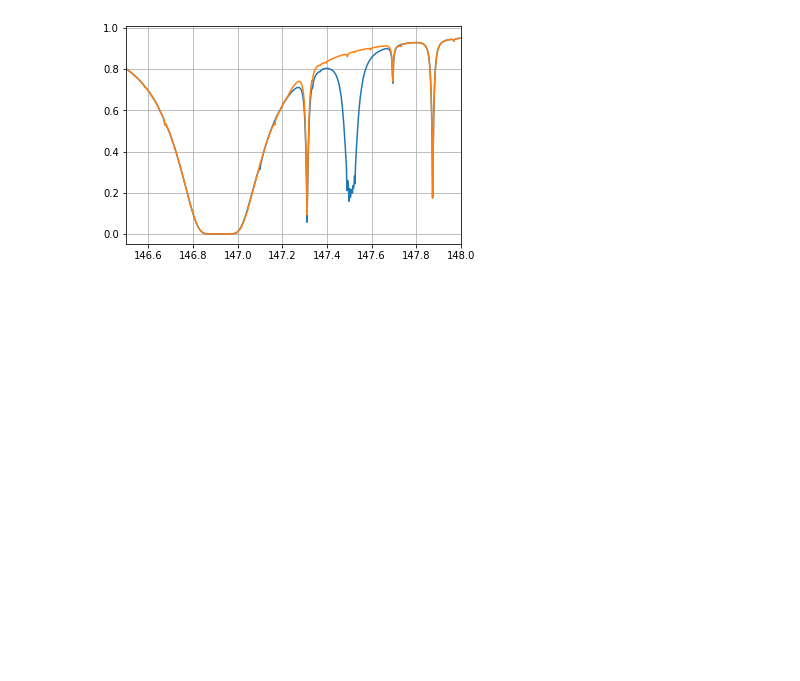
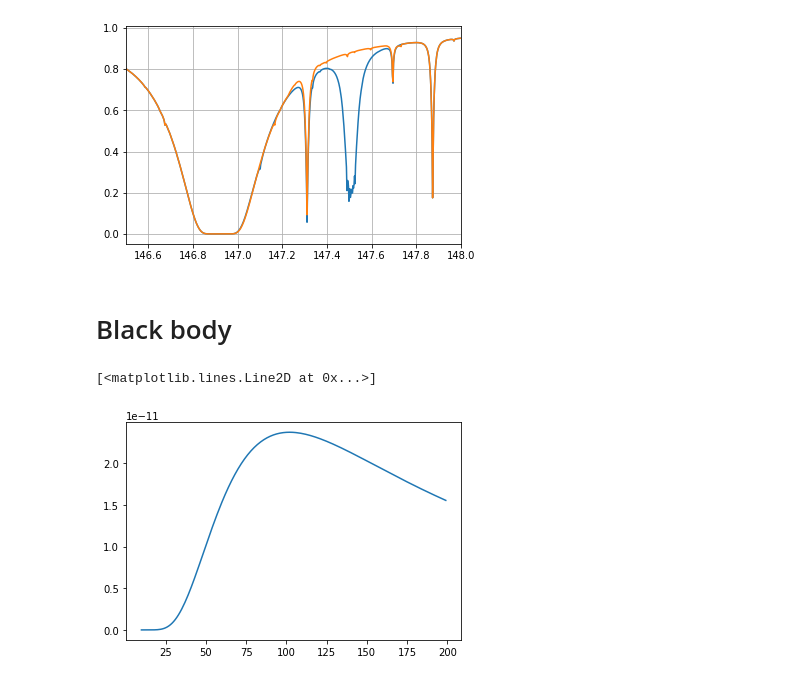
Before and after one commit to darioflute/fifipy, a Jupyter notebook: notebooks/AtranModels.ipynb, the cells around one changed output. Drawn from its saved outputs; the diff is of its cells as text; code cells hidden in the pictures; blank space fills up the shorter version.

```diff
--- a/notebooks/AtranModels.ipynb
+++ b/notebooks/AtranModels.ipynb
@@ -484,3 +484,26 @@ plt.xlim([146.5,148])
 plt.grid()
 # %% [output]
 [figure]
+# %% [markdown]
+# Black body
+# %%
+import numpy as np
+from astropy import units as u
+from astropy.modeling.blackbody import blackbody_lambda, blackbody_nu
+
+#Calculate blackbody flux for 5000 K at 100 and 10000 Angstrom while suppressing
+#any Numpy warnings:
+
+wavelengths = np.arange(10, 200,1) * u.micron
+temperature = 50 * u.K
+with np.errstate(all='ignore'):
+     flux_lam = blackbody_lambda(wavelengths, temperature)
+     flux_nu = blackbody_nu(wavelengths, temperature)
+
+%matplotlib inline
+import matplotlib.pyplot as plt
+
+plt.plot(wavelengths, flux_nu)
+# %% [output]
+[<matplotlib.lines.Line2D at 0x...>]
+[figure, added]
```
